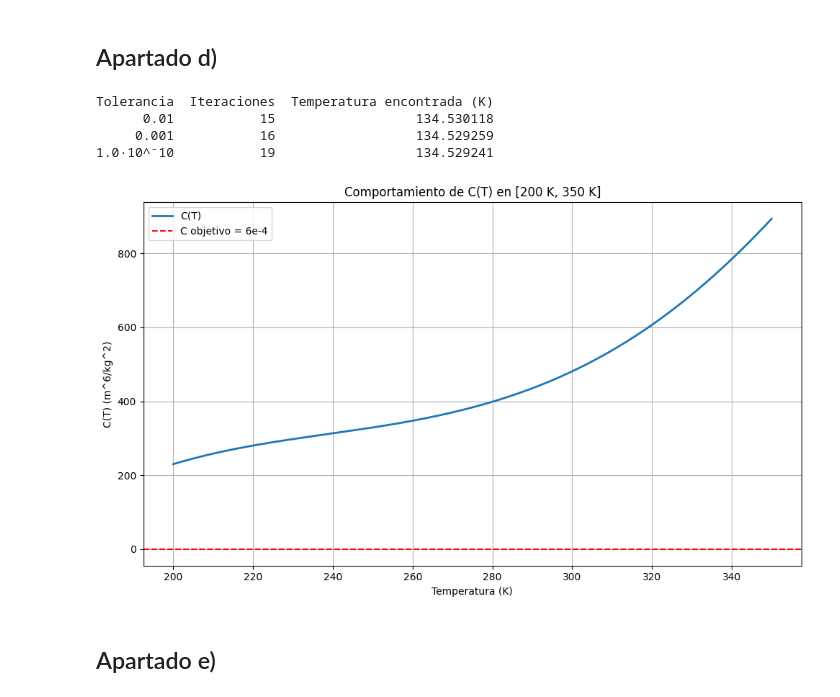
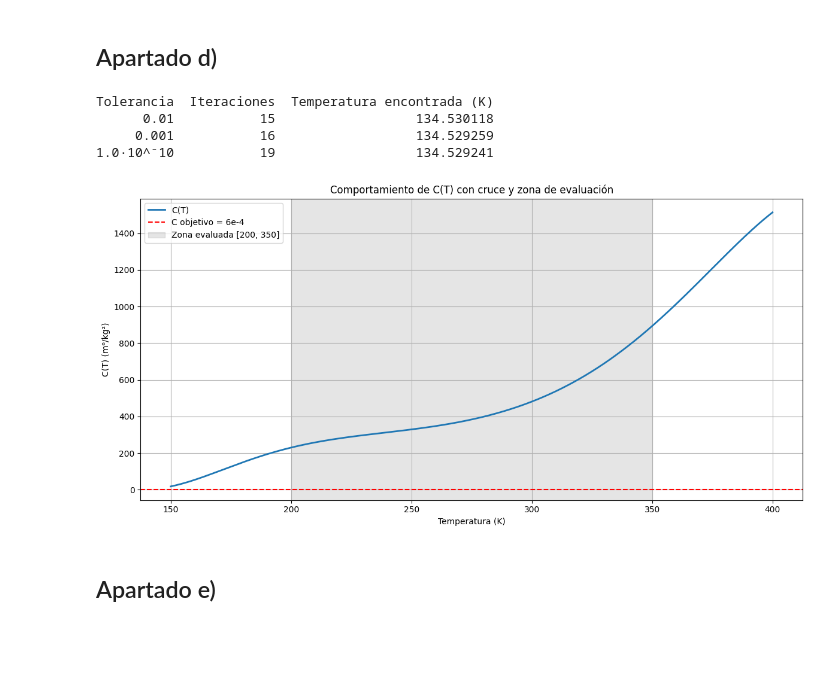
Before and after one commit to AlvaroSantamariaAnton/Caso_practico_1, a Jupyter notebook: Caso_practico_1.ipynb, the cells around one changed output. Drawn from its saved outputs; the diff is of its cells as text; code cells hidden in the pictures; blank space fills up the shorter version.

```diff
--- a/Caso_practico_1.ipynb
+++ b/Caso_practico_1.ipynb
@@ -594,39 +592,57 @@ df_resultados = pd.DataFrame(resultados_secante, columns=["Tolerancia", "Iteraci
 df_resultados["Temperatura encontrada (K)"] = df_resultados["Temperatura encontrada (K)"].round(6)
 
 # Formatear tolerancia con representación científica solo para valores pequeños
 def formatear_tolerancia(x):
     if x >= 1e-3:
         return f"{x:.3f}".rstrip('0').rstrip('.')  # Quita ceros y puntos sobrantes
     else:
         return f"{x:.1e}".replace('e-0', '·10^⁻').replace('e-', '·10^⁻')
 
 df_resultados["Tolerancia"] = df_resultados["Tolerancia"].apply(formatear_tolerancia)
 
 # Mostrar tabla
 print(df_resultados.to_string(index=False))
 
 # ------------------ GRÁFICA ------------------
 
-# Graficar C(T)
-T_vals_plot = np.linspace(200, 350, 300)
+# Ampliar el rango de temperaturas para ver mejor el comportamiento global
+T_vals_plot = np.linspace(150, 400, 1000)
 C_vals = [C_T(T_val) for T_val in T_vals_plot]
 
-plt.figure(figsize=(10, 6))
+# Encontrar intersección con el objetivo (si existe dentro del rango)
+intersecciones = []
+for i in range(len(T_vals_plot) - 1):
+    if (C_vals[i] - C_target) * (C_vals[i + 1] - C_target) < 0:
+        T0, T1 = T_vals_plot[i], T_vals_plot[i + 1]
+        T_intersect, _ = secante(lambda T: C_T(T) - C_target, T0, T1, 1e-10)
+        intersecciones.append(T_intersect)
+
+plt.figure(figsize=(12, 6))
 plt.plot(T_vals_plot, C_vals, label='C(T)', linewidth=2)
+
+# Línea horizontal del objetivo
 plt.axhline(C_target, color='red', linestyle='--', label='C objetivo = 6e-4')
+
+# Marcar intersecciones
+for T_cross in intersecciones:
+    plt.axvline(T_cross, color='green', linestyle=':', label=f'Cruce: T ≈ {T_cross:.2f} K')
+
+# Rellenar zona entre 200 y 350 K
+plt.axvspan(200, 350, color='gray', alpha=0.2, label='Zona evaluada [200, 350]')
+
 plt.xlabel('Temperatura (K)')
-plt.ylabel('C(T) (m^6/kg^2)')
-plt.title('Comportamiento de C(T) en [200 K, 350 K]')
+plt.ylabel('C(T) (m⁶/kg²)')
+plt.title('Comportamiento de C(T) con cruce y zona de evaluación')
 plt.grid(True)
 plt.legend()
 plt.tight_layout()
 plt.show()
 # %% [output]
 Tolerancia  Iteraciones  Temperatura encontrada (K)
       0.01           15                  134.530118
      0.001           16                  134.529259
 1.0·10^⁻10           19                  134.529241
-[figure, old version]
+[figure, new version]
 # %% [markdown]
 ## Apartado e)
 # %%
```
Also changed, not shown: parts of 3 cells of this notebook, 5 other files.
